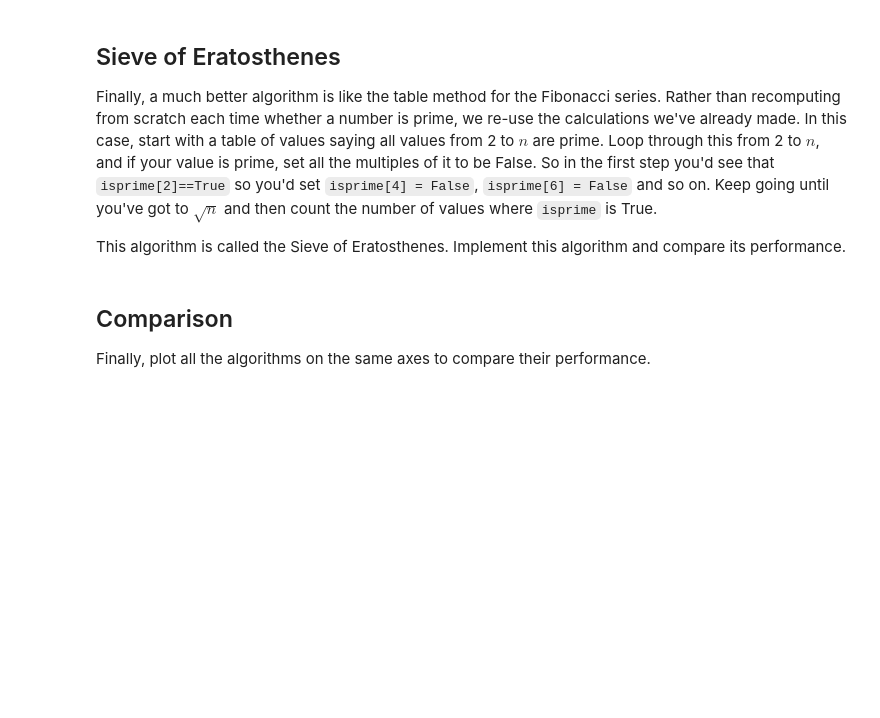
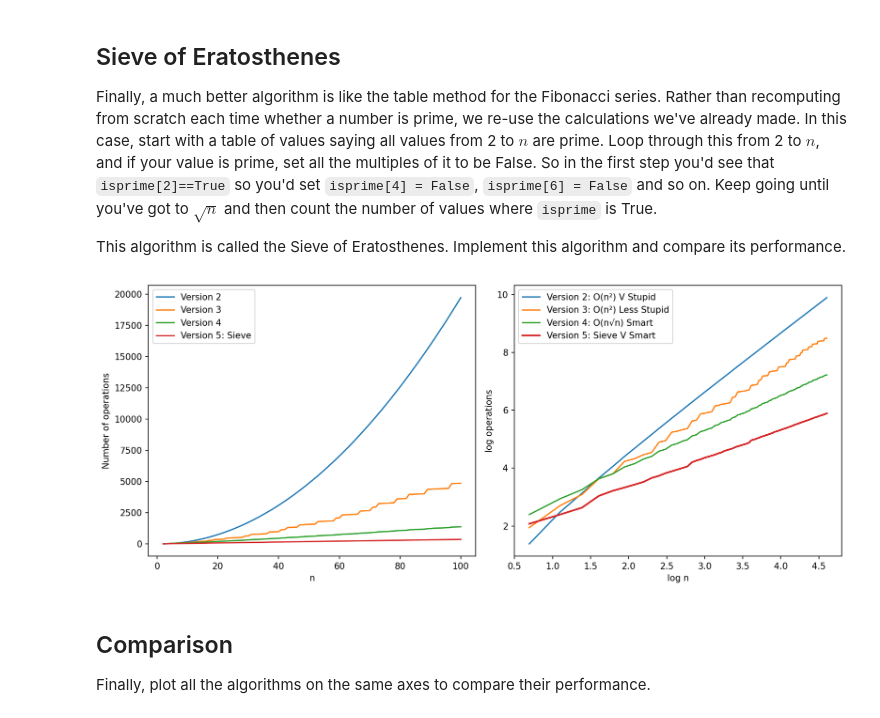
Before and after one commit to adil-shah05/discreteMafs, a Jupyter notebook: week-2-class.ipynb, the cells around one changed output. Drawn from its saved outputs; the diff is of its cells as text; code cells hidden in the pictures; blank space fills up the shorter version.

```diff
--- a/week-2-class.ipynb
+++ b/week-2-class.ipynb
@@ -218,6 +259,46 @@ plot(4)
 Finally, a much better algorithm is like the table method for the Fibonacci series. Rather than recomputing from scratch each time whether a number is prime, we re-use the calculations we've already made. In this case, start with a table of values saying all values from 2 to $n$ are prime. Loop through this from 2 to $n$, and if your value is prime, set all the multiples of it to be False. So in the first step you'd see that ``isprime[2]==True`` so you'd set ``isprime[4] = False``, ``isprime[6] = False`` and so on. Keep going until you've got to $\sqrt{n}$ and then count the number of values where ``isprime`` is True.
 
 This algorithm is called the Sieve of Eratosthenes. Implement this algorithm and compare its performance.
+# %%
+def primes_less_than5(n):
+  global opCount
+  opCount = 0
+
+  arr = [True] * (n+1)
+
+  sqrt = int(np.ceil(np.sqrt(n)))
+  opCount += 1 #calculate sqrt ceiling
+
+  for j in range (2, sqrt+1):
+    check = 0
+    opCount += 2 #compare and increment j
+
+    if arr[j] == True:
+
+      opCount += 1 #increment for initialising check
+      check = j+j
+
+      opCount += 1 #compare check with n
+
+      while check<=n:
+        arr[check] = False
+
+        opCount += 1 #increment check
+        check += j
+
+  c = 0
+
+  for k in range(2,n+1):
+      opCount += 2  # increment k and compare to len(arr)
+      if arr[k]:
+        c += 1
+        opCount += 1 #increment c
+
+  return c, opCount
+
+plotAll()
+# %% [output]
+[figure, added]
 # %% [markdown]
 ## Comparison
 
```
Also changed, not shown: parts of 4 cells of this notebook.
